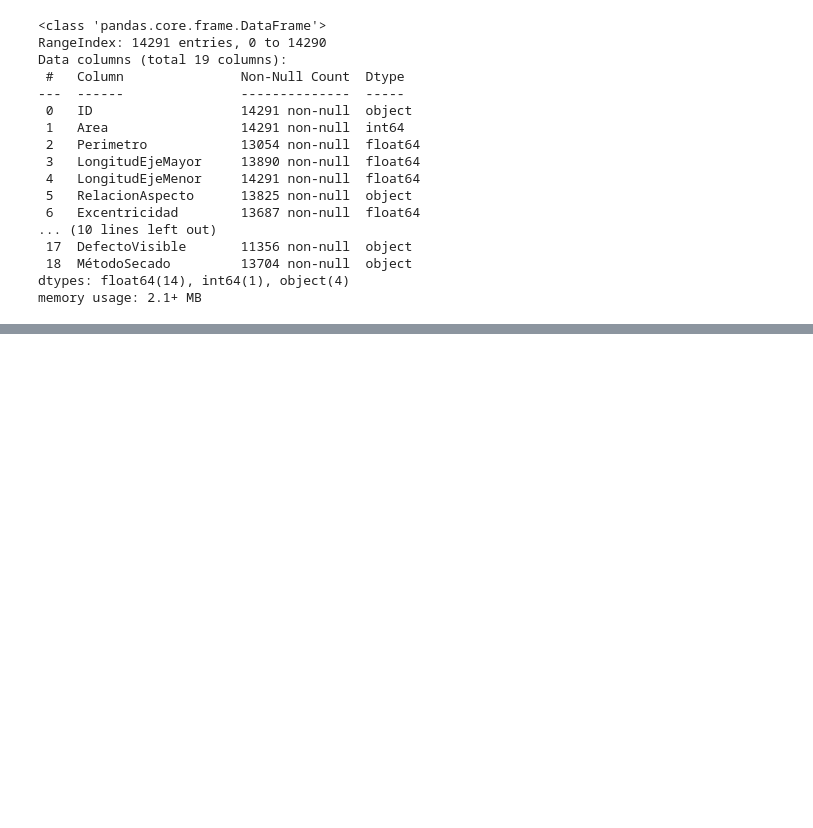
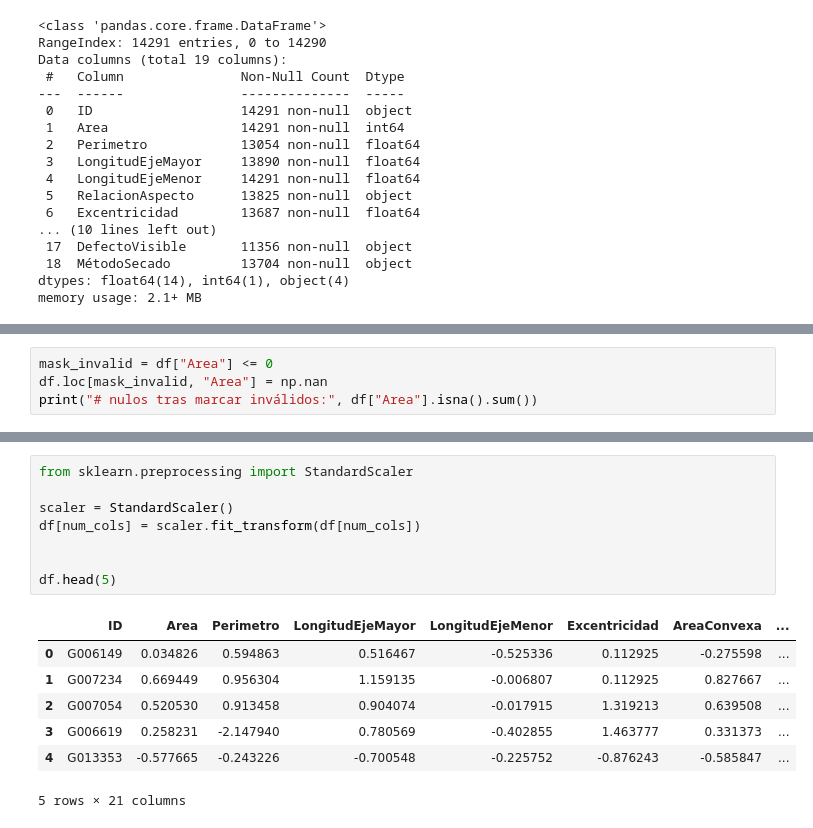
Before and after one commit to julianaduranl/Laboratorio2_G38, a Jupyter notebook: notebook.ipynb, the cells around one changed output, grey strips where cells are left out. Saved outputs shown, nothing was run; the diff lists cells and outputs as text; blank space fills up the shorter version.

```diff
--- a/notebook.ipynb
+++ b/notebook.ipynb
@@ -312,0 +334,4 @@ dtype: int64
+# %%
+mask_invalid = df["Area"] <= 0
+df.loc[mask_invalid, "Area"] = np.nan
+print("# nulos tras marcar inválidos:", df["Area"].isna().sum())
@@ -312,0 +461,16 @@ dtype: int64
+# %%
+from sklearn.preprocessing import StandardScaler
+
+scaler = StandardScaler()
+df[num_cols] = scaler.fit_transform(df[num_cols])
+
+
+df.head(5)
+# %% [output]
+|  | ID | Area | Perimetro | LongitudEjeMayor | LongitudEjeMenor | Excentricidad | AreaConvexa | ... |
+| 0 | G006149 | 0.034826 | 0.594863 | 0.516467 | -0.525336 | 0.112925 | -0.275598 | ... |
+| 1 | G007234 | 0.669449 | 0.956304 | 1.159135 | -0.006807 | 0.112925 | 0.827667 | ... |
+| 2 | G007054 | 0.520530 | 0.913458 | 0.904074 | -0.017915 | 1.319213 | 0.639508 | ... |
+| 3 | G006619 | 0.258231 | -2.147940 | 0.780569 | -0.402855 | 1.463777 | 0.331373 | ... |
+| 4 | G013353 | -0.577665 | -0.243226 | -0.700548 | -0.225752 | -0.876243 | -0.585847 | ... |
+5 rows × 21 columns
```
Also changed, not shown: parts of 9 cells of this notebook.
